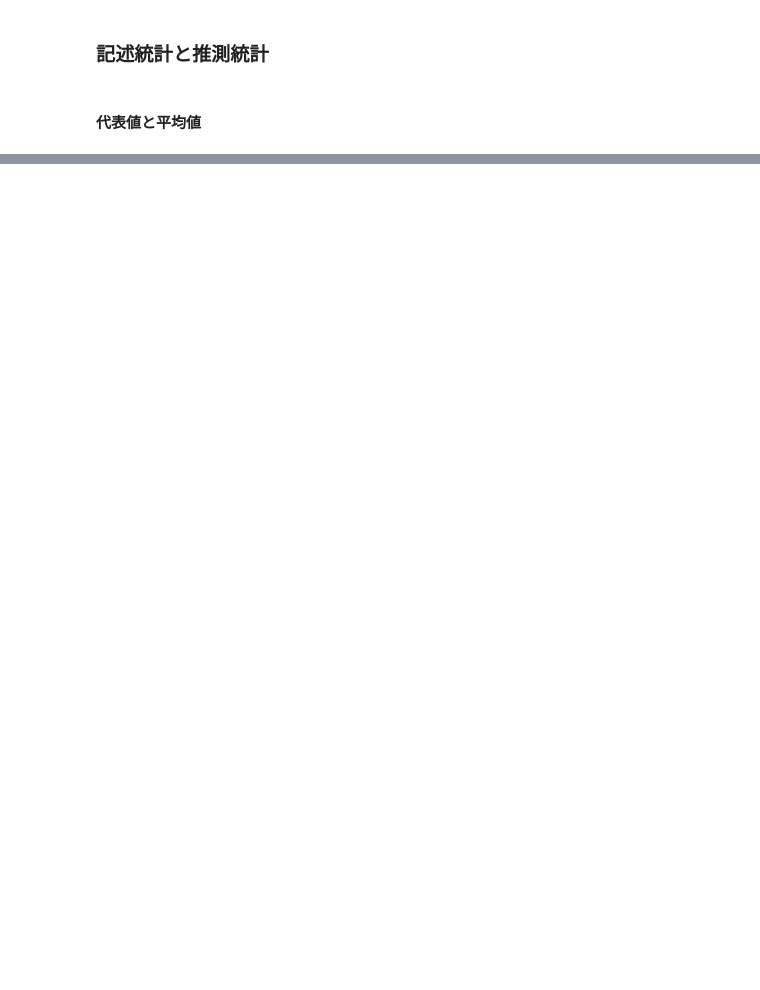
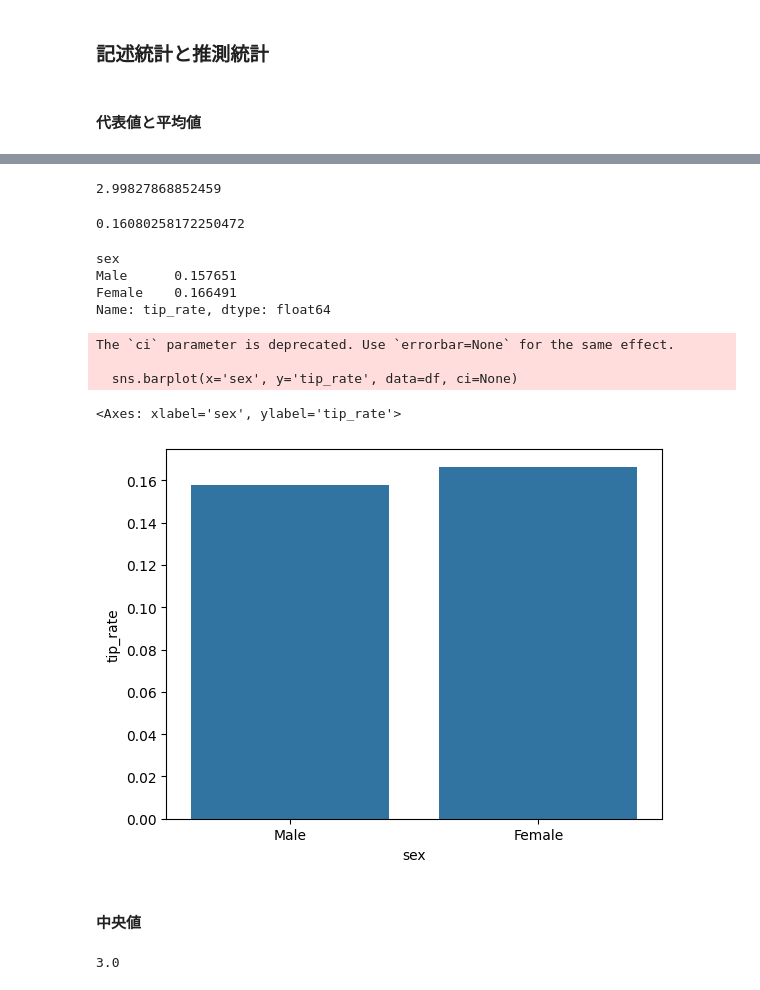
Before and after one commit to git-take777/Python_statistics-JupyterLab, a Jupyter notebook: distribution.ipynb, the cells around one changed output, grey strips where cells are left out. Saved outputs shown, nothing was run; the diff lists cells and outputs as text; code cells hidden in the pictures; blank space fills up the shorter version.

```diff
--- a/distribution.ipynb
+++ b/distribution.ipynb
@@ -37,3 +39,7 @@ sns.catplot(x='time', data=df, kind='count')
 ### 記述統計と推測統計
 # %% [markdown]
 #### 代表値と平均値
+# %%
+df
+df['tip_rate'] = df['tip'] / df['total_bill']
+df
@@ -39,0 +60,29 @@ sns.catplot(x='time', data=df, kind='count')
+# %%
+np.mean(df['tip'])
+# %% [output]
+2.99827868852459
+# %%
+df['tip_rate'].mean()
+# %% [output]
+0.16080258172250472
+# %%
+df.groupby('sex')['tip_rate'].mean()
+# %% [output]
+sex
+Male      0.157651
+Female    0.166491
+Name: tip_rate, dtype: float64
+# %%
+sns.barplot(x='sex', y='tip_rate', data=df, ci=None)
+# %% [output]
+The `ci` parameter is deprecated. Use `errorbar=None` for the same effect.
+
+  sns.barplot(x='sex', y='tip_rate', data=df, ci=None)
+<Axes: xlabel='sex', ylabel='tip_rate'>
+[figure, added]
+# %% [markdown]
+#### 中央値
+# %%
+np.median([1,3,5])
+# %% [output]
+3.0
```
Also changed, not shown: parts of 23 cells of this notebook.
